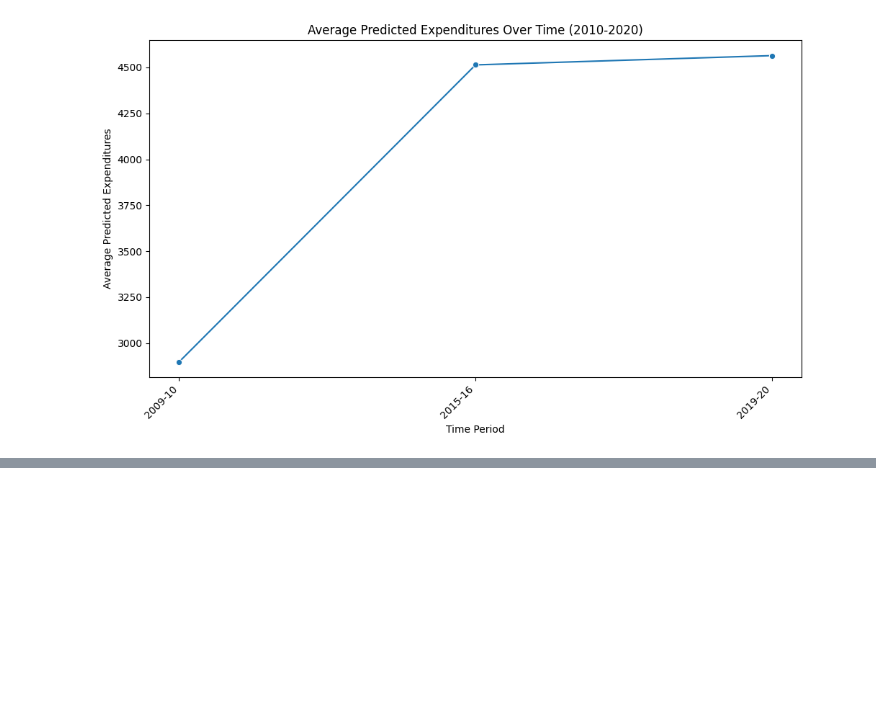
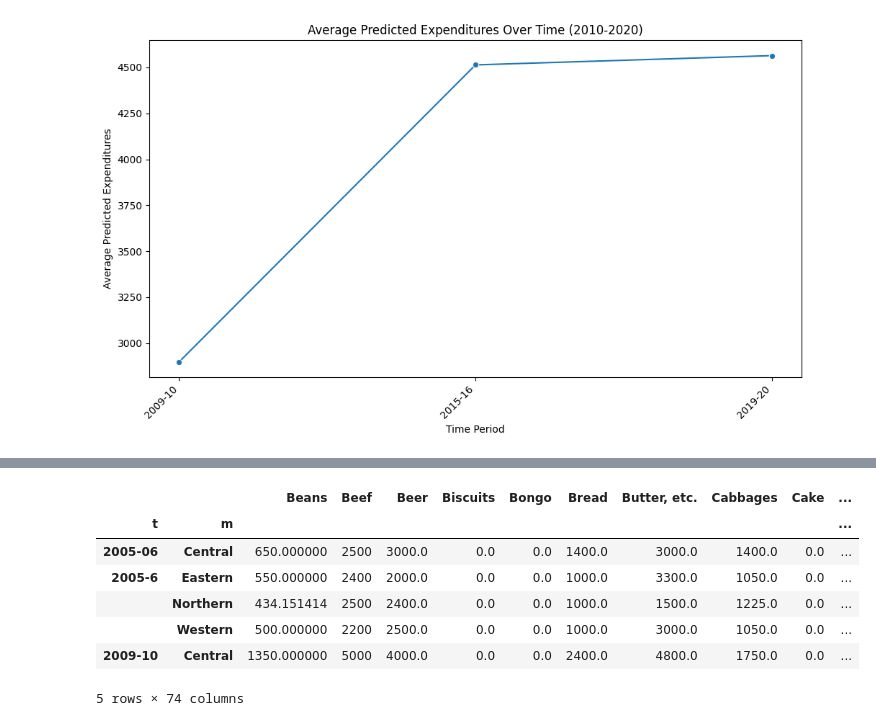
Before and after one commit to jackieschneider/hazelkyrk, a Jupyter notebook: regression.ipynb, the cells around one changed output, grey strips where cells are left out. Cells and saved outputs as stored; diff of their text form; code cells hidden in the pictures; blank space fills up the shorter version.

```diff
--- a/regression.ipynb
+++ b/regression.ipynb
@@ -306,0 +287,11 @@ plt.show()
+# %%
+p.head()
+# %% [output]
+|  |  | Beans | Beef | Beer | Biscuits | Bongo | Bread | Butter, etc. | Cabbages | Cake | ... |
+| t | m |  |  |  |  |  |  |  |  |  | ... |
+| 2005-06 | Central | 650.000000 | 2500 | 3000.0 | 0.0 | 0.0 | 1400.0 | 3000.0 | 1400.0 | 0.0 | ... |
+| 2005-6 | Eastern | 550.000000 | 2400 | 2000.0 | 0.0 | 0.0 | 1000.0 | 3300.0 | 1050.0 | 0.0 | ... |
+|  | Northern | 434.151414 | 2500 | 2400.0 | 0.0 | 0.0 | 1000.0 | 1500.0 | 1225.0 | 0.0 | ... |
+|  | Western | 500.000000 | 2200 | 2500.0 | 0.0 | 0.0 | 1000.0 | 3000.0 | 1050.0 | 0.0 | ... |
+| 2009-10 | Central | 1350.000000 | 5000 | 4000.0 | 0.0 | 0.0 | 2400.0 | 4800.0 | 1750.0 | 0.0 | ... |
+5 rows × 74 columns
```
Also changed, not shown: parts of 16 cells of this notebook, 2 other files.
